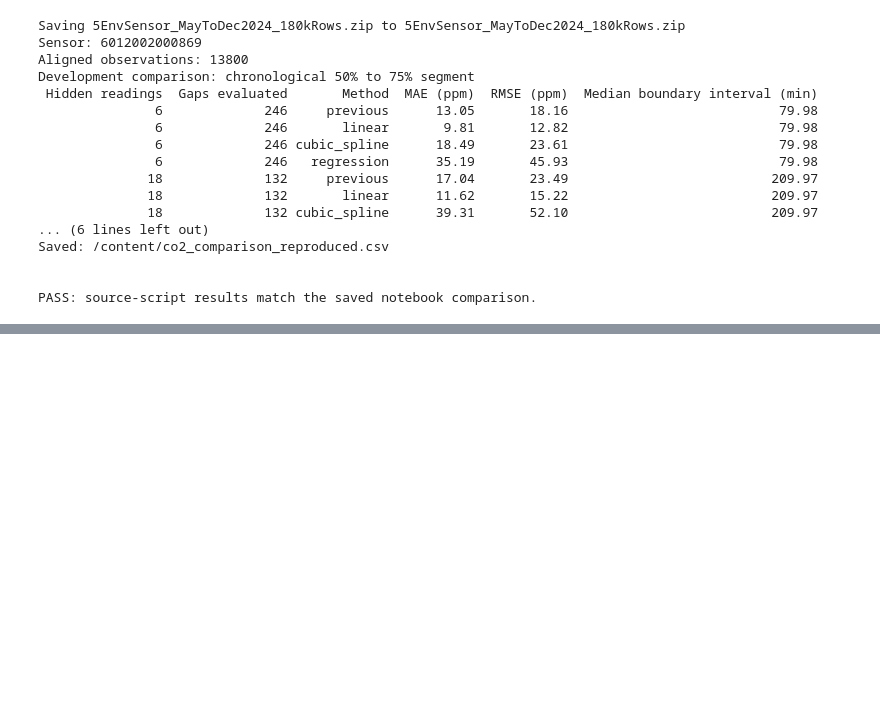
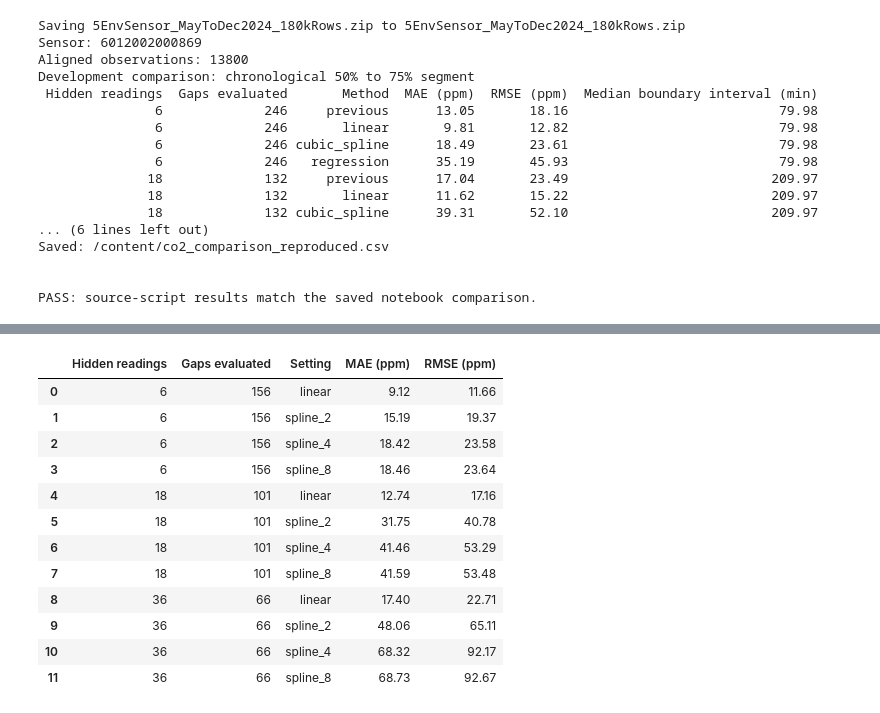
Before and after one commit to msim0039-bit/mma3001-sensor-project, a Jupyter notebook: sensor_gap_exploration.ipynb, the cells around one changed output, grey strips where cells are left out. Cells and saved outputs as stored; diff of their text form; code cells hidden in the pictures; blank space fills up the shorter version.

Commit message:
Save runtime and spline sensitivity experiments in notebook

```diff
--- a/sensor_gap_exploration.ipynb
+++ b/sensor_gap_exploration.ipynb
@@ -1127,0 +1347,75 @@ files.download("reproduction_results.txt")
+# %%
+import numpy as np
+import pandas as pd
+
+from models import cubic_spline_predict
+
+sensitivity_rows = []
+sensitivity_gap_starts = {}
+maximum_context = 8
+
+for gap_size in (6, 18, 36):
+    errors = {
+        "linear": [],
+        "spline_2": [],
+        "spline_4": [],
+        "spline_8": [],
+    }
+    accepted_starts = []
+
+    # Fixed windows provide enough context for every spline setting.
+    for start in range(
+        training_end + maximum_context,
+        comparison_end - gap_size - maximum_context + 1,
+        gap_size + 2 * maximum_context,
+    ):
+        stop = start + gap_size
+        window = times[start - maximum_context:stop + maximum_context]
+
+        if np.any(np.diff(window) > 1800):
+            continue
+
+        hidden_times = times[start:stop]
+        actual = co2[start:stop]
+
+        linear_prediction = (
+            co2[start - 1]
+            + (co2[stop] - co2[start - 1])
+            * (hidden_times - times[start - 1])
+            / (times[stop] - times[start - 1])
+        )
+        errors["linear"].extend(linear_prediction - actual)
+
+        for context in (2, 4, 8):
+            indices = np.r_[start - context:start, stop:stop + context]
+            prediction = cubic_spline_predict(
+                times[indices], co2[indices], hidden_times
+            )
+            if not np.isfinite(prediction).all():
+                raise ValueError("Nonfinite spline prediction.")
+            errors[f"spline_{context}"].extend(prediction - actual)
+
+        accepted_starts.append(start)
+
+    if not accepted_starts:
+        raise ValueError(f"No eligible gaps for size {gap_size}.")
+
+    sensitivity_gap_starts[gap_size] = accepted_starts
+
+    for setting, values in errors.items():
+        values = np.asarray(values)
+        sensitivity_rows.append({
+            "Hidden readings": gap_size,
+            "Gaps evaluated": len(accepted_starts),
+            "Setting": setting,
+            "MAE (ppm)": np.mean(np.abs(values)),
+            "RMSE (ppm)": np.sqrt(np.mean(values ** 2)),
+        })
+
+sensitivity_results = pd.DataFrame(sensitivity_rows)
+sensitivity_results.to_csv("co2_spline_sensitivity.csv", index=False)
+
+print("All settings use identical gaps within each gap size.")
+print("These windows differ from the original development comparison.")
+display(sensitivity_results.round(2))
+# %% [output]
@@ -1127,0 +1424,13 @@ files.download("reproduction_results.txt")
+|  | Hidden readings | Gaps evaluated | Setting | MAE (ppm) | RMSE (ppm) |
+| 0 | 6 | 156 | linear | 9.12 | 11.66 |
+| 1 | 6 | 156 | spline_2 | 15.19 | 19.37 |
+| 2 | 6 | 156 | spline_4 | 18.42 | 23.58 |
+| 3 | 6 | 156 | spline_8 | 18.46 | 23.64 |
+| 4 | 18 | 101 | linear | 12.74 | 17.16 |
+| 5 | 18 | 101 | spline_2 | 31.75 | 40.78 |
+| 6 | 18 | 101 | spline_4 | 41.46 | 53.29 |
+| 7 | 18 | 101 | spline_8 | 41.59 | 53.48 |
+| 8 | 36 | 66 | linear | 17.40 | 22.71 |
+| 9 | 36 | 66 | spline_2 | 48.06 | 65.11 |
+| 10 | 36 | 66 | spline_4 | 68.32 | 92.17 |
+| 11 | 36 | 66 | spline_8 | 68.73 | 92.67 |
```
Also changed, not shown: parts of 6 cells of this notebook.
